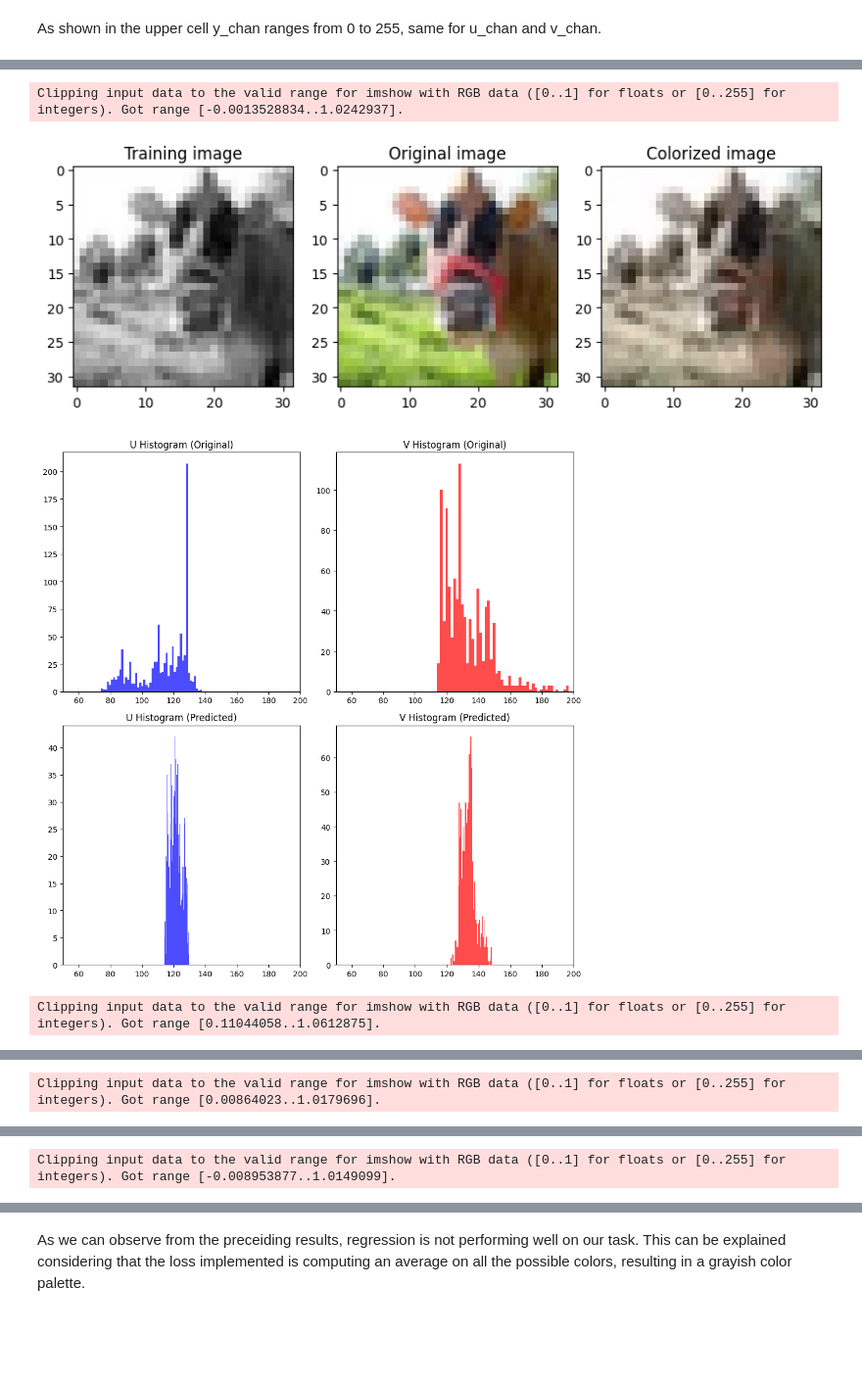
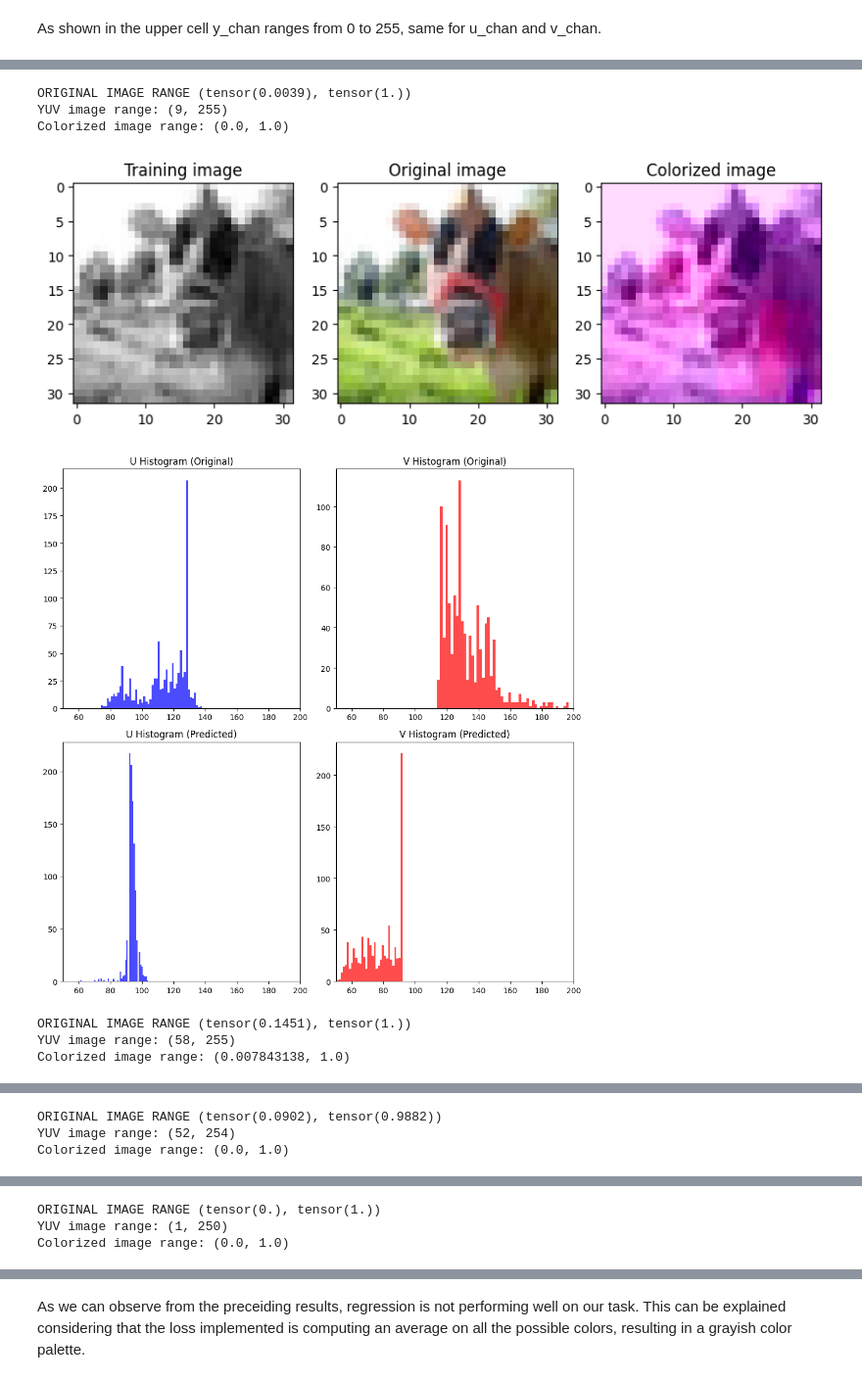
Before and after one commit to mihribanyvs/Colorization, a Jupyter notebook: first_file.ipynb, the cells around one changed output, grey strips where cells are left out. Shown at 98% size. Cells and saved outputs as stored; diff of their text form; code cells hidden in the pictures; blank space fills up the shorter version.

```diff
--- a/first_file.ipynb
+++ b/first_file.ipynb
@@ -403,7 +432,7 @@ class YUVColorizationNet(nn.Module):
              nn.ConvTranspose2d(64, 32, kernel_size=4, stride=2, padding=1),  # Upsample a (16,16)
              nn.ReLU(),
              nn.ConvTranspose2d(32, 2, kernel_size=4, stride=2, padding=1),  # Upsample a (32,32)
-             nn.Tanh()
+             nn.Sigmoid()
         )
 
     def forward(self, x):
@@ -481,14 +555,22 @@ for batch in org_train:
         uv_output = colorize_image(model, y_input)  # Given the Y input, the algorithm should be able of predicting the UV colors
         # Convert back to RGB
 
-        yuv_image = np.concatenate([y_input[0, :, :, :], uv_output], axis=0)  # (3, H, W)
+        u = uv_output[0]
+        v = uv_output[1]
 
-        yuv_image = np.transpose(yuv_image, (1, 2, 0))  # Convert to (H, W, 3) to use cv2
+        #yuv_image = np.concatenate([y_input[0, :, :, :], uv_output[0:1, :, :]], axis=0)  # (3, H, W)
+        yuv_image = np.stack([y_input[0, 0, :, :], u, v], axis=-1)
 
-        #yuv_image = yuv_image * 255
+        #yuv_image = np.transpose(yuv_image, (1, 2, 0))  # Convert to (H, W, 3) to use cv2
+        # Also values should be multiplied by 255 for conversion to RGB range
+
+        yuv_image = (yuv_image * 255).astype(np.uint8)
+        #yuv_image = np.abs(yuv_image)
         rgb_colorized = cv2.cvtColor(yuv_image, cv2.COLOR_YUV2RGB)
+        rgb_colorized = rgb_colorized.astype(np.float32) / 255
+        #bgr_colorized = cv2.cvtColor(rgb_colorized, cv2.COLOR_BGR2RGB)
 
-        image_tensor, _, _ = batch  # Estrai dati dal batch
+        image_tensor, _ = batch  # Estrai dati dal batch
 
         org_rgb = image_tensor[i, :, :, :]  # First batch image
         image_yuv = rgb_to_yuv(org_rgb)
@@ -496,11 +578,14 @@ for batch in org_train:
         org_rgb = np.transpose(org_rgb, (1, 2, 0))
 
 
+        print(f'ORIGINAL IMAGE RANGE {org_rgb.min(), org_rgb.max()}')
+        print(f'YUV image range: {yuv_image.min(), yuv_image.max()}')
+        print(f'Colorized image range: {rgb_colorized.min(), rgb_colorized.max()}')
+
         plt.figure(figsize = (10,5))
         plt.subplot(1, 3, 1)
         plt.imshow(image_yuv[0], cmap = 'gray')
         plt.title('Training image')
-
 
         plt.subplot(1, 3, 2)
         plt.imshow(org_rgb)
@@ -517,34 +602,38 @@ for batch in org_train:
         plt.figure(figsize = (10, 10))
         plt.subplot(2, 2, 1)
         plt.hist(image_yuv[1].flatten(), bins = 50, color = 'blue', alpha = 0.7)
         plt.xlim(50, 200)
         plt.title("U Histogram (Original)")
 
 
         plt.subplot(2, 2, 2)
         plt.hist(image_yuv[2].flatten(), bins=50, color='red', alpha=0.7)
         plt.xlim(50, 200)
         plt.title("V Histogram (Original)")
 
         plt.subplot(2, 2, 3)
         plt.hist(yuv_image[:, :, 1].flatten() * 255, bins=50, color='blue', alpha=0.7)
         plt.xlim(50, 200)
         plt.title("U Histogram (Predicted)")
 
         plt.subplot(2, 2, 4)
         plt.hist(yuv_image[:, :, 2].flatten() * 255, bins=50, color='red', alpha=0.7)
         plt.xlim(50, 200)
         plt.title("V Histogram (Predicted)")
 
         plt.tight_layout()
         plt.show()
 
 
 
 
     break
 # %% [output]
-Clipping input data to the valid range for imshow with RGB data ([0..1] for floats or [0..255] for integers). Got range [-0.0013528834..1.0242937].
+ORIGINAL IMAGE RANGE (tensor(0.0039), tensor(1.))
+YUV image range: (9, 255)
+Colorized image range: (0.0, 1.0)
-[figure, old version]
+[figure, new version]
-[figure, old version]
+[figure, new version]
-Clipping input data to the valid range for imshow with RGB data ([0..1] for floats or [0..255] for integers). Got range [0.11044058..1.0612875].
+ORIGINAL IMAGE RANGE (tensor(0.1451), tensor(1.))
+YUV image range: (58, 255)
+Colorized image range: (0.007843138, 1.0)
@@ -553 +642,3 @@ Clipping input data to the valid range for imshow with RGB data ([0..1] for floa
-Clipping input data to the valid range for imshow with RGB data ([0..1] for floats or [0..255] for integers). Got range [0.00864023..1.0179696].
+ORIGINAL IMAGE RANGE (tensor(0.0902), tensor(0.9882))
+YUV image range: (52, 254)
+Colorized image range: (0.0, 1.0)
@@ -556 +647,3 @@ Clipping input data to the valid range for imshow with RGB data ([0..1] for floa
-Clipping input data to the valid range for imshow with RGB data ([0..1] for floats or [0..255] for integers). Got range [-0.008953877..1.0149099].
+ORIGINAL IMAGE RANGE (tensor(0.), tensor(1.))
+YUV image range: (1, 250)
+Colorized image range: (0.0, 1.0)
```
Also changed, not shown: parts of 14 cells of this notebook.
